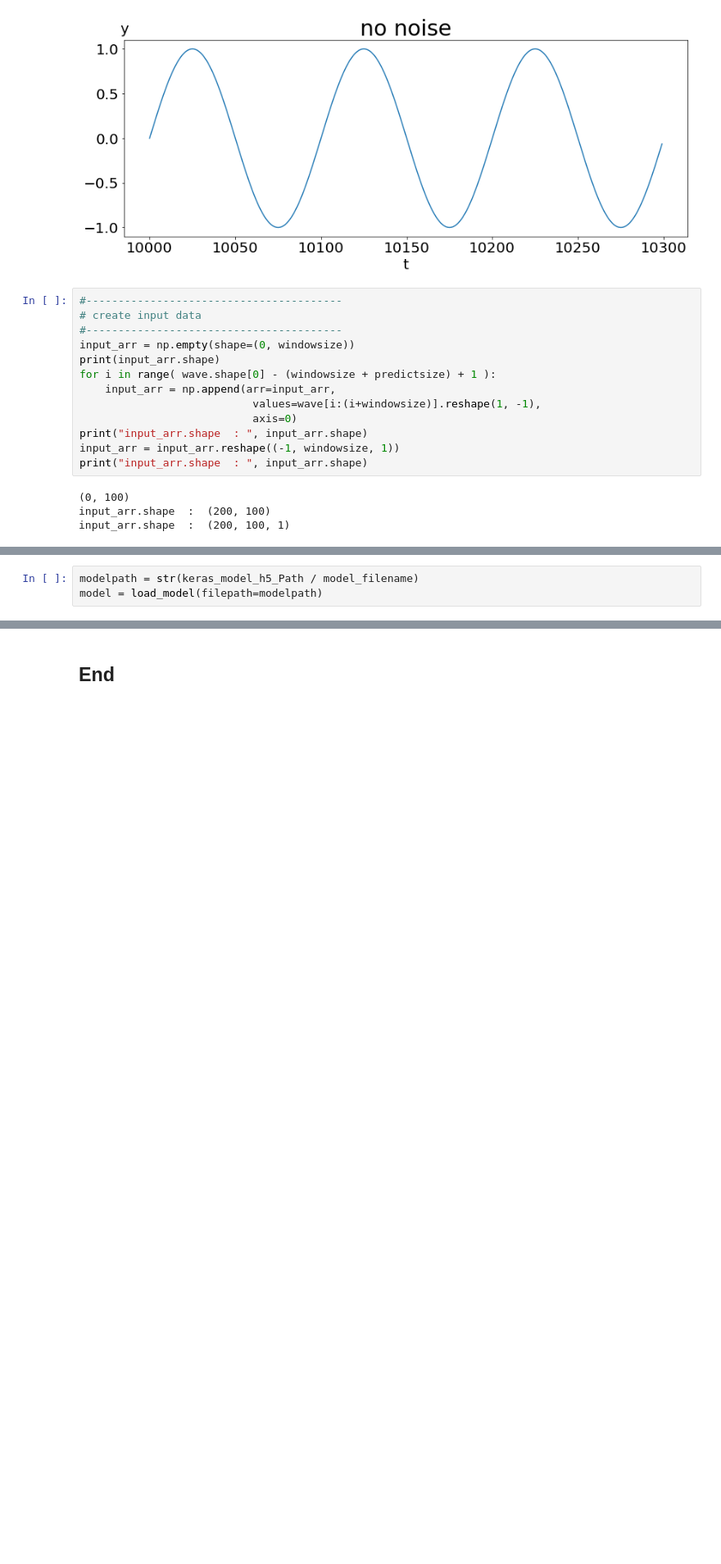
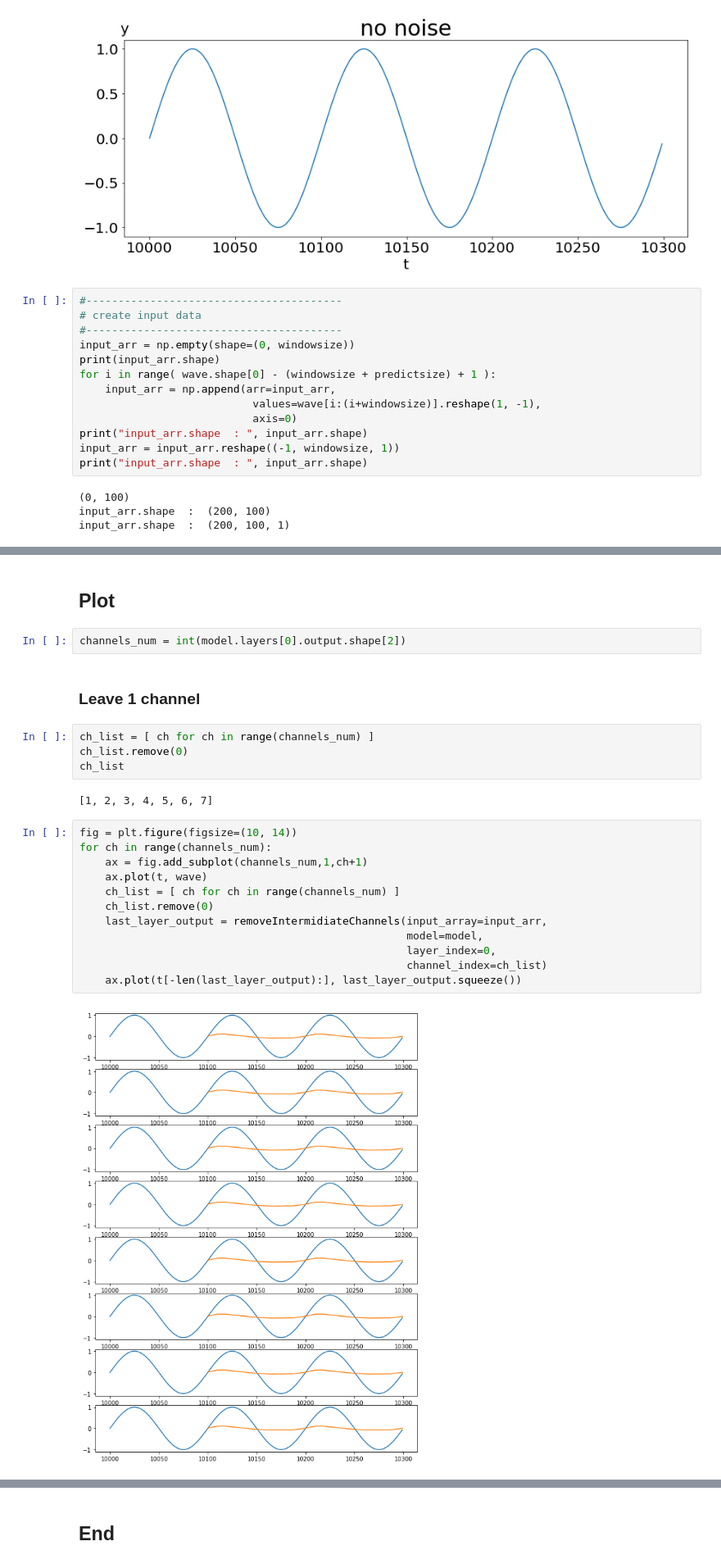
Before and after one commit to pollenjp/article_script, a Jupyter notebook: 20180719_visualize_Conv1d_output__in_kabuku/notebooks/getLastOutputByChangingHiddenOutput__Conv1d_model__SimpleSinFuncWithNoNoise.ipynb, the cells around one changed output, grey strips where cells are left out. Shown at 82% size. Drawn from its saved outputs; the diff is of its cells as text; blank space fills up the shorter version.

Commit message:
[Update] getLastOutputByChangingHiddenOutput

```diff
--- a/20180719_visualize_Conv1d_output__in_kabuku/notebooks/getLastOutputByChangingHiddenOutput__Conv1d_model__SimpleSinFuncWithNoNoise.ipynb
+++ b/20180719_visualize_Conv1d_output__in_kabuku/notebooks/getLastOutputByChangingHiddenOutput__Conv1d_model__SimpleSinFuncWithNoNoise.ipynb
@@ -136,3 +132,0 @@ from keras.models import load_model
-# %%
-modelpath = str(keras_model_h5_Path / model_filename)
-model = load_model(filepath=modelpath)
@@ -229,0 +181,26 @@ for i,o in enumerate(output_arr):
+# %% [markdown]
+## Plot
+# %%
+channels_num = int(model.layers[0].output.shape[2])
+# %% [markdown]
+### Leave 1 channel
+# %%
+ch_list = [ ch for ch in range(channels_num) ]
+ch_list.remove(0)
+ch_list
+# %% [output]
+[1, 2, 3, 4, 5, 6, 7]
+# %%
+fig = plt.figure(figsize=(10, 14))
+for ch in range(channels_num):
+    ax = fig.add_subplot(channels_num,1,ch+1)
+    ax.plot(t, wave)
+    ch_list = [ ch for ch in range(channels_num) ]
+    ch_list.remove(0)
+    last_layer_output = removeIntermidiateChannels(input_array=input_arr,
+                                                   model=model,
+                                                   layer_index=0,
+                                                   channel_index=ch_list)
+    ax.plot(t[-len(last_layer_output):], last_layer_output.squeeze())
+# %% [output]
+[figure, added]
```
Also changed, not shown: parts of 31 cells of this notebook, 2 other files.
